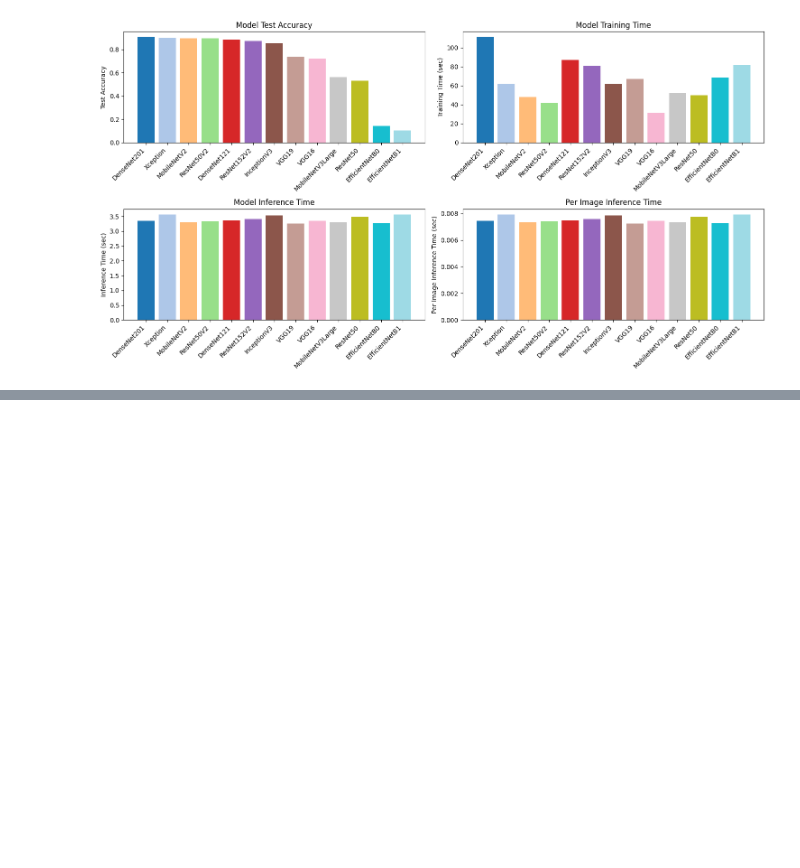
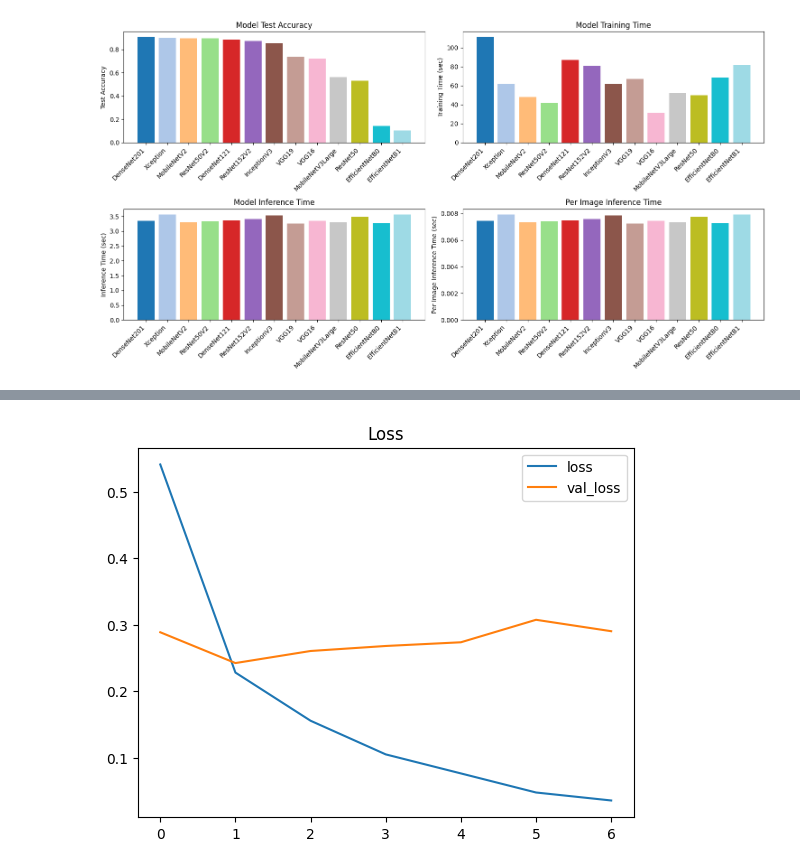
Before and after one commit to TryOn-A-Virtual-Fitting-Service/clothes-image-classification-analysis, a Jupyter notebook: cloth_classification.ipynb, the cells around one changed output, grey strips where cells are left out. Drawn from its saved outputs; the diff is of its cells as text; code cells hidden in the pictures; blank space fills up the shorter version.

```diff
--- a/cloth_classification.ipynb
+++ b/cloth_classification.ipynb
@@ -487,0 +529,7 @@ plt.show()
+# %%
+# loss 시각화
+pd.DataFrame(history.history)[['loss', 'val_loss']].plot()
+plt.title("Loss")
+plt.show()
+# %% [output]
+[figure, added]
```
Also changed, not shown: parts of 8 cells of this notebook.
